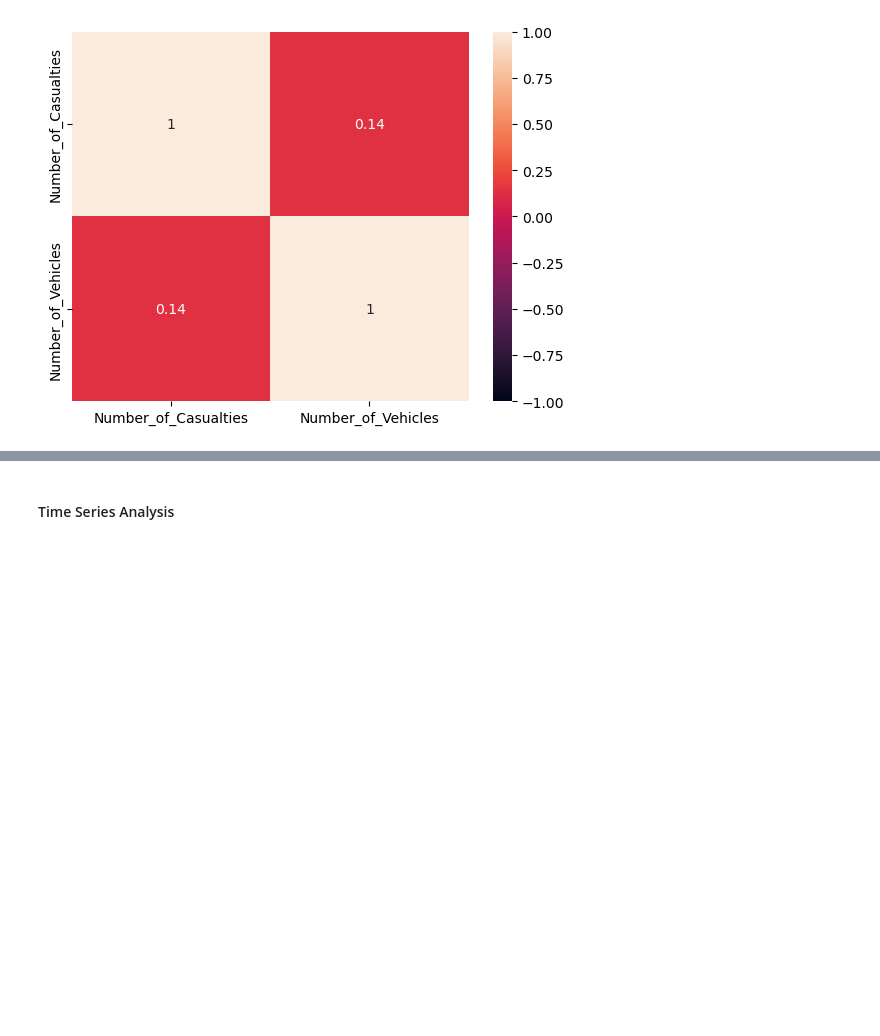
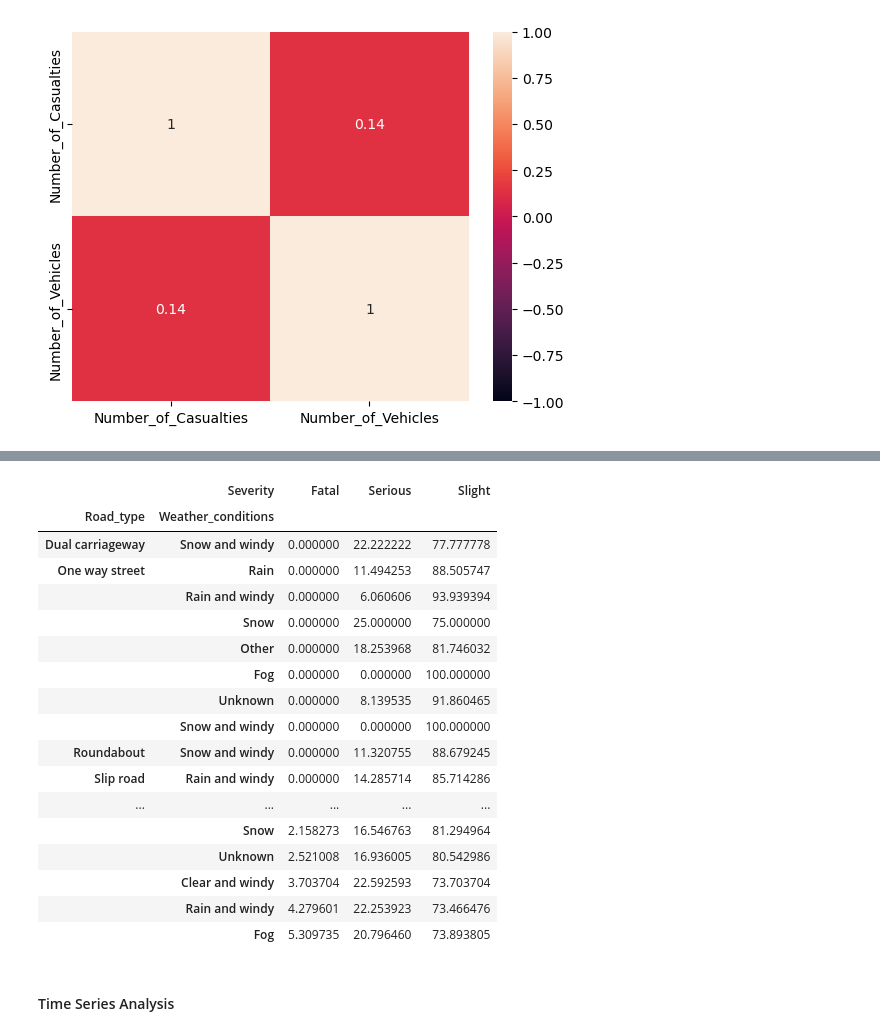
Before and after one commit to mchase007/EDA_UK_Bicycle_Accidents_1979_2018, a Jupyter notebook: EDA_BicycleAccidents.ipynb, the cells around one changed output, grey strips where cells are left out. Saved outputs shown, nothing was run; the diff lists cells and outputs as text; code cells hidden in the pictures; blank space fills up the shorter version.

```diff
--- a/EDA_BicycleAccidents.ipynb
+++ b/EDA_BicycleAccidents.ipynb
@@ -1206,3 +1236,27 @@ plt.show()
+# %%
+# Severity of accidents by weather condition and road type
+wther_rdtype_severity_count_cross_table = count_cross_tabs(df_Ac_Bk_clean,['Road_type','Weather_conditions'],['Severity'])
+wther_rdtype_severity_percent_cross_table = percent_cross_tabs(df_Ac_Bk_clean,['Road_type','Weather_conditions'],['Severity'])
+wther_rdtype_severity_percent_cross_table.sort_values(by='Fatal')
+# %% [output]
+|  | Severity | Fatal | Serious | Slight |
+| Road_type | Weather_conditions |  |  |  |
+| Dual carriageway | Snow and windy | 0.000000 | 22.222222 | 77.777778 |
+| One way street | Rain | 0.000000 | 11.494253 | 88.505747 |
+|  | Rain and windy | 0.000000 | 6.060606 | 93.939394 |
+|  | Snow | 0.000000 | 25.000000 | 75.000000 |
+|  | Other | 0.000000 | 18.253968 | 81.746032 |
+|  | Fog | 0.000000 | 0.000000 | 100.000000 |
+|  | Unknown | 0.000000 | 8.139535 | 91.860465 |
+|  | Snow and windy | 0.000000 | 0.000000 | 100.000000 |
+| Roundabout | Snow and windy | 0.000000 | 11.320755 | 88.679245 |
+| Slip road | Rain and windy | 0.000000 | 14.285714 | 85.714286 |
+| ... | ... | ... | ... | ... |
+|  | Snow | 2.158273 | 16.546763 | 81.294964 |
+|  | Unknown | 2.521008 | 16.936005 | 80.542986 |
+|  | Clear and windy | 3.703704 | 22.592593 | 73.703704 |
+|  | Rain and windy | 4.279601 | 22.253923 | 73.466476 |
+|  | Fog | 5.309735 | 20.796460 | 73.893805 |
 # %% [markdown]
 #### Time Series Analysis
 # %%
```
Also changed, not shown: parts of 13 cells of this notebook.
